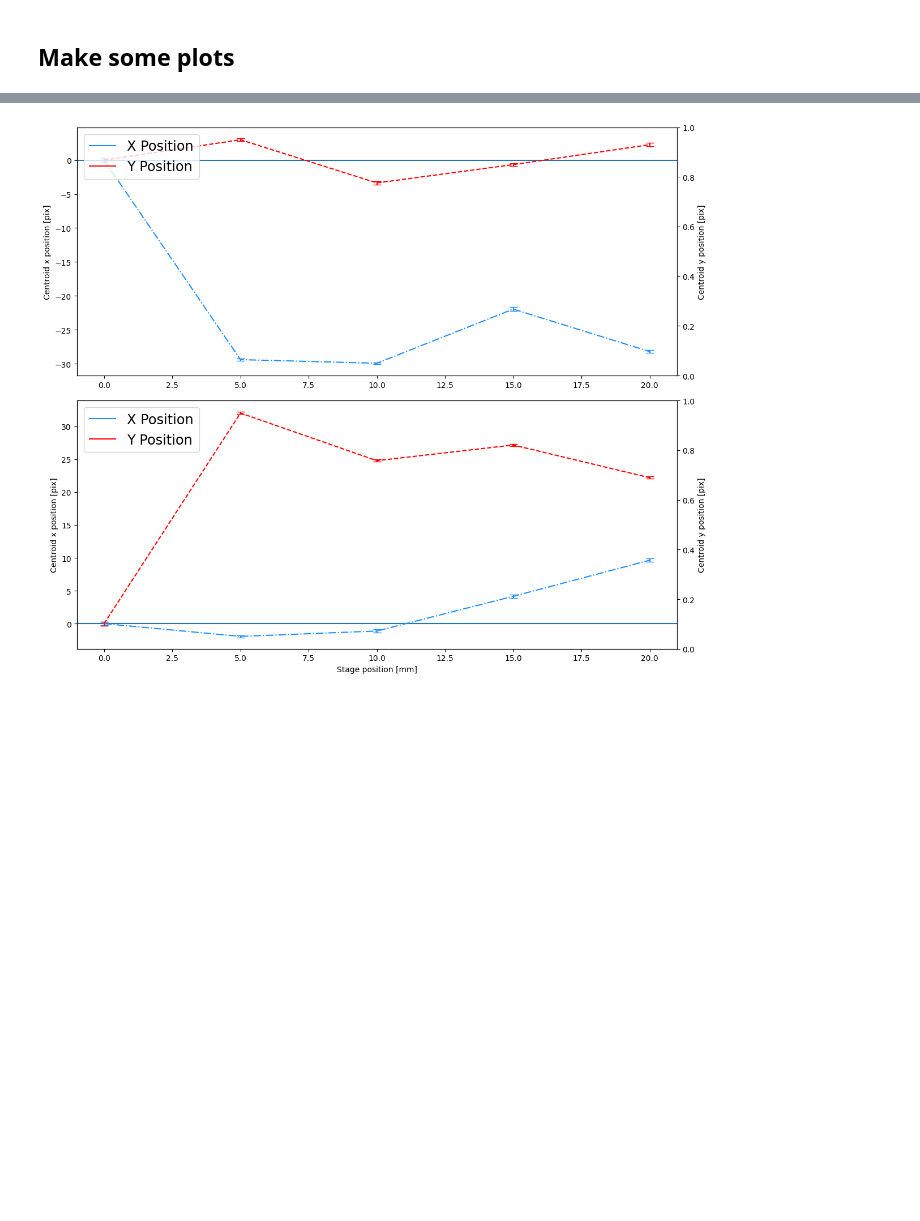
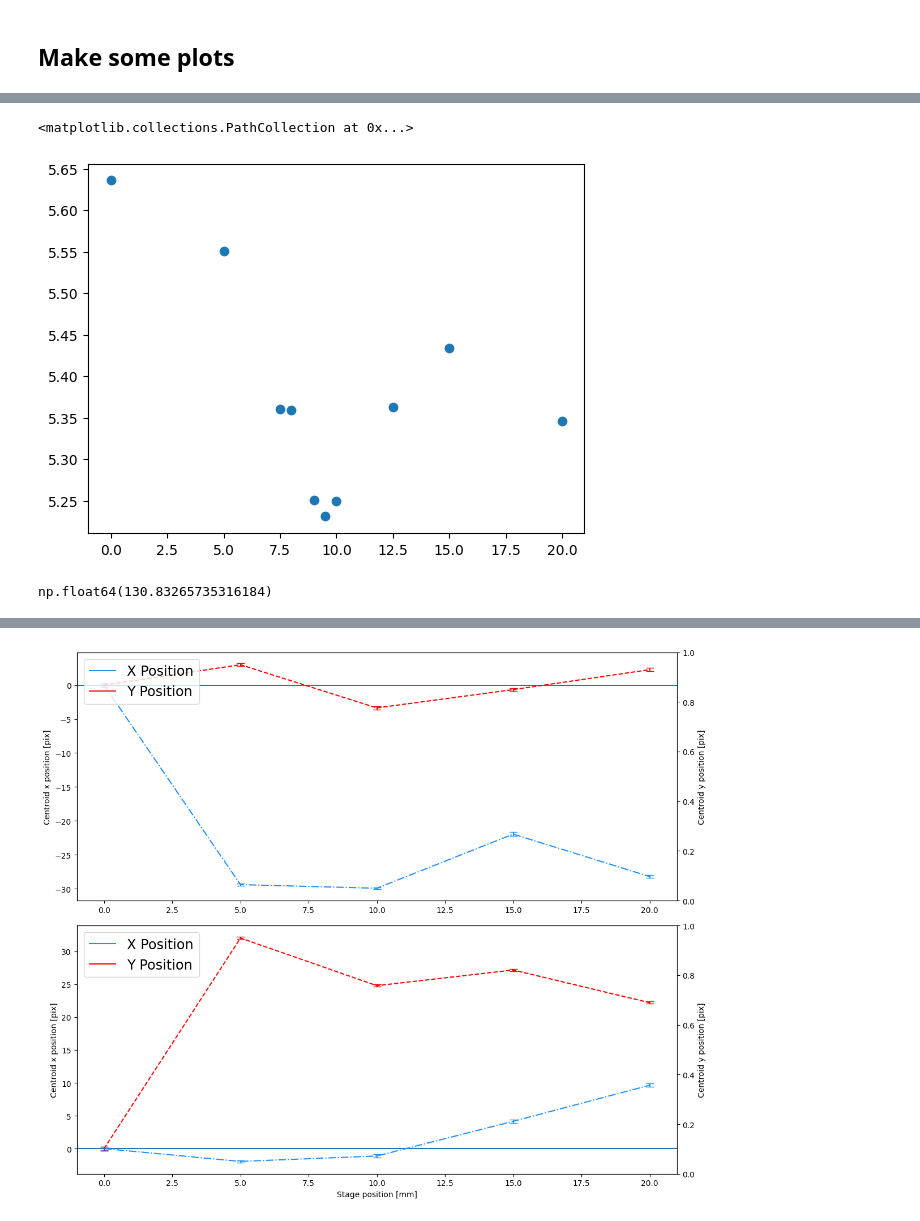
Before and after one commit to SSantosLab/LAB-positioner-tilt, a Jupyter notebook: notebooks/disentanglement.ipynb, the cells around one changed output, grey strips where cells are left out. Cells and saved outputs as stored; diff of their text form; code cells hidden in the pictures; blank space fills up the shorter version.

```diff
--- a/notebooks/disentanglement.ipynb
+++ b/notebooks/disentanglement.ipynb
@@ -156,0 +196,12 @@ np.float64(0.5682892068201568)
+# %%
+zStagePos = [20,15,10,5,0,12.5,7.5,8,9,9.5]
+shifts = [5.346,5.434,5.250,5.551,5.636,5.363,5.360,5.359,5.251,5.231]
+plt.scatter(zStagePos,shifts)
+# %% [output]
+<matplotlib.collections.PathCollection at 0x...>
+[figure, added]
+# %%
+result = linregress(zStagePos,shifts)
+-result.intercept/result.slope
+# %% [output]
+np.float64(130.83265735316184)
```
Also changed, not shown: parts of 11 cells of this notebook, 1 other file.
